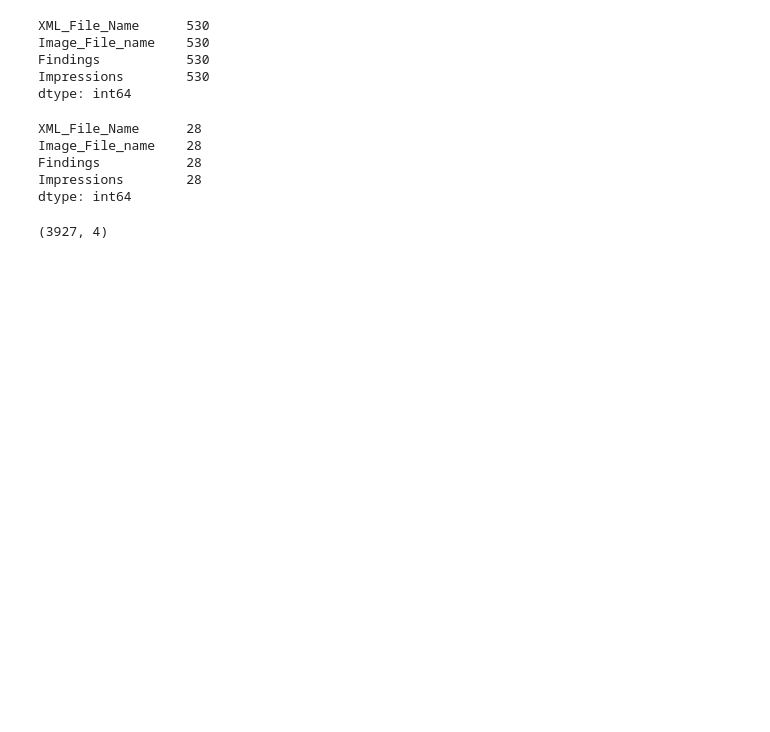
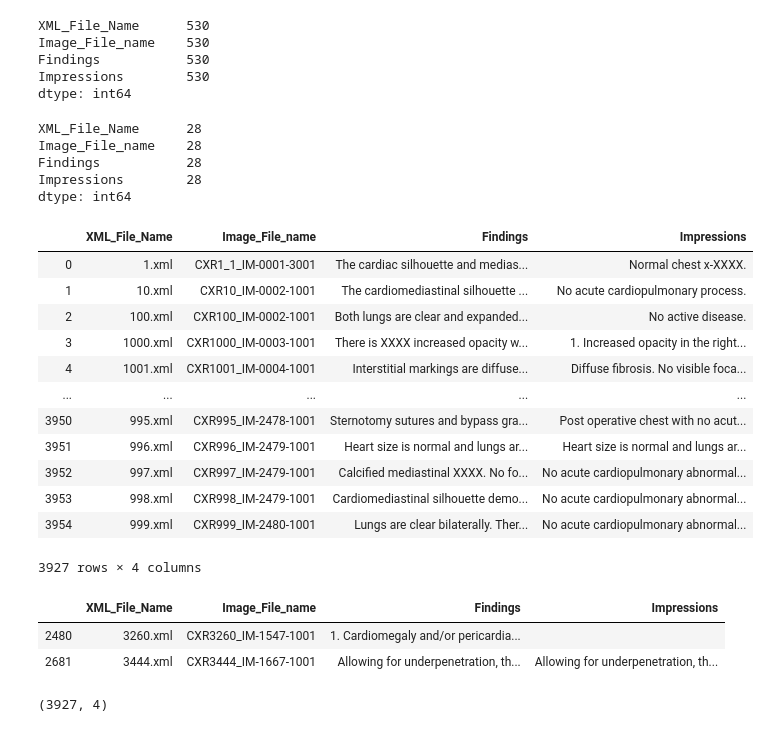
Before and after one commit to nagapavan525/radiology-report-generation, a Jupyter notebook: Capstone-Radiology-PreProcessing.ipynb, the cells around one changed output. Cells and saved outputs as stored; diff of their text form; code cells hidden in the pictures; blank space fills up the shorter version.

```diff
--- a/Capstone-Radiology-PreProcessing.ipynb
+++ b/Capstone-Radiology-PreProcessing.ipynb
@@ -131,3 +131,28 @@ dtype: int64
 # %%
 ## Remove Blank reports -- 28 Reports
 df_final=df[df["Findings"]!='']
+# %%
+df_final
+# %% [output]
+|  | XML_File_Name | Image_File_name | Findings | Impressions |
+| 0 | 1.xml | CXR1_1_IM-0001-3001 | The cardiac silhouette and medias... | Normal chest x-XXXX. |
+| 1 | 10.xml | CXR10_IM-0002-1001 | The cardiomediastinal silhouette ... | No acute cardiopulmonary process. |
+| 2 | 100.xml | CXR100_IM-0002-1001 | Both lungs are clear and expanded... | No active disease. |
+| 3 | 1000.xml | CXR1000_IM-0003-1001 | There is XXXX increased opacity w... | 1. Increased opacity in the right... |
+| 4 | 1001.xml | CXR1001_IM-0004-1001 | Interstitial markings are diffuse... | Diffuse fibrosis. No visible foca... |
+| ... | ... | ... | ... | ... |
+| 3950 | 995.xml | CXR995_IM-2478-1001 | Sternotomy sutures and bypass gra... | Post operative chest with no acut... |
+| 3951 | 996.xml | CXR996_IM-2479-1001 | Heart size is normal and lungs ar... | Heart size is normal and lungs ar... |
+| 3952 | 997.xml | CXR997_IM-2479-1001 | Calcified mediastinal XXXX. No fo... | No acute cardiopulmonary abnormal... |
+| 3953 | 998.xml | CXR998_IM-2479-1001 | Cardiomediastinal silhouette demo... | No acute cardiopulmonary abnormal... |
+| 3954 | 999.xml | CXR999_IM-2480-1001 | Lungs are clear bilaterally. Ther... | No acute cardiopulmonary abnormal... |
+3927 rows × 4 columns
+# %%
+# df_final.loc[:, df.columns.str.contains('pl')]
+# df_final.filter(like='pljjjjjjjjjjjjj')
+
+df_final[df_final['Findings'].str.contains('penetr', regex=True)]
+# %% [output]
+|  | XML_File_Name | Image_File_name | Findings | Impressions |
+| 2480 | 3260.xml | CXR3260_IM-1547-1001 | 1. Cardiomegaly and/or pericardia... |  |
+| 2681 | 3444.xml | CXR3444_IM-1667-1001 | Allowing for underpenetration, th... | Allowing for underpenetration, th... |
```
Also changed, not shown: parts of 34 cells of this notebook, 3 other files.
